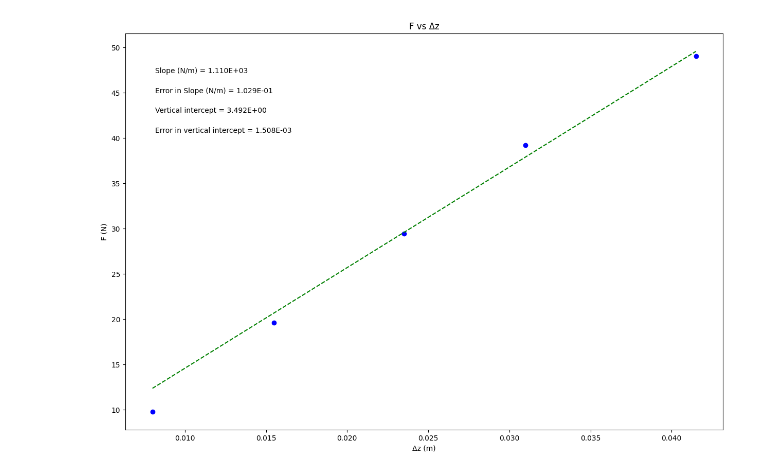
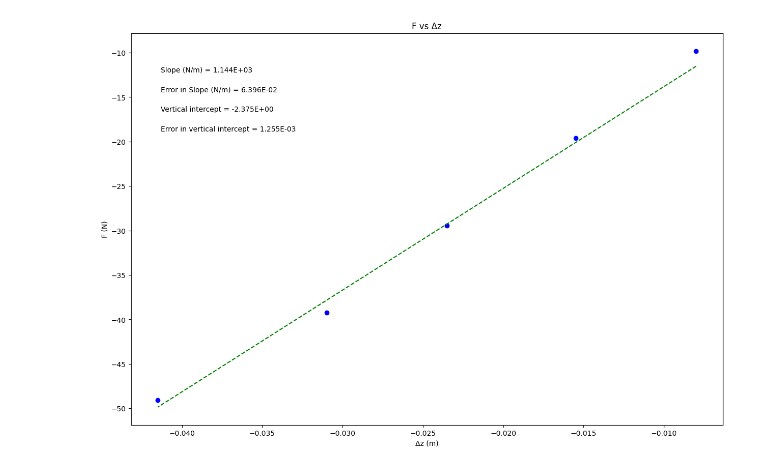
Before and after one commit to madiosn17/lab, a Jupyter notebook: dipole moment part1.ipynb, the cells around one changed output. Cells and saved outputs as stored; diff of their text form; code cells hidden in the pictures.

```diff
--- a/dipole moment part1.ipynb
+++ b/dipole moment part1.ipynb
@@ -19,11 +19,11 @@ import matplotlib.pyplot as plt
 #variable names should start with a letter and must contain only letters, numbers, and underscores
 
 
-delta_z = np.array([.008, .0155, .0235, .031, .0415])
+delta_z = np.array([-.008, -.0155, -.0235, -.031, -.0415])
 
-force = np.array([9.81, 19.62, 29.43, 39.24, 49.05])
+force = np.array([-9.81, -19.62, -29.43, -39.24, -49.05])
 
-force_uncert = np.array([.000981, .00196, .00294, .00392, .00491])
+force_uncert = np.array([.000981, .00138, .0017, .0022, .0024])
 
 
 
@@ -92,31 +92,31 @@ elif annotation_placement==3 or annotation_placement==4:
 #Don't need to change anything in this section!
 
 #Plot data on graph. Plot error bars and place values for slope,
 #error in slope, and vertical intercept (plus error) on the plot using "annotate"
 
 plt.figure(figsize=(15,10))
 
 plt.plot(x, fit, color='green', linestyle='--')
 plt.scatter(x, y, color='blue', marker='o')
 
 plt.xlabel(x_label)
 plt.ylabel(y_label)
 plt.title(plot_title)
 
 plt.errorbar(x, y, yerr=dy, xerr=None, fmt="none") #don't need to plot x error bars
 
 plt.annotate('Slope ({}) = {value:.{digits}E}'.format(slope_units,value=m, digits=3),
              (xpos, ypos[0]), xycoords='axes fraction')
 
 plt.annotate('Error in Slope ({}) = {value:.{digits}E}'.format(slope_units,value=dm, digits=3),
              (xpos, ypos[1]), xycoords='axes fraction')
 
 plt.annotate('Vertical intercept = {value:.{digits}E}'.format(value=b, digits=3),
              (xpos, ypos[2]), xycoords='axes fraction')
 
 plt.annotate('Error in vertical intercept = {value:.{digits}E}'.format(value=db, digits=3),
              (xpos, ypos[3]), xycoords='axes fraction')
 
 plt.show()
 # %% [output]
-[figure, old version]
+[figure, new version]
```
